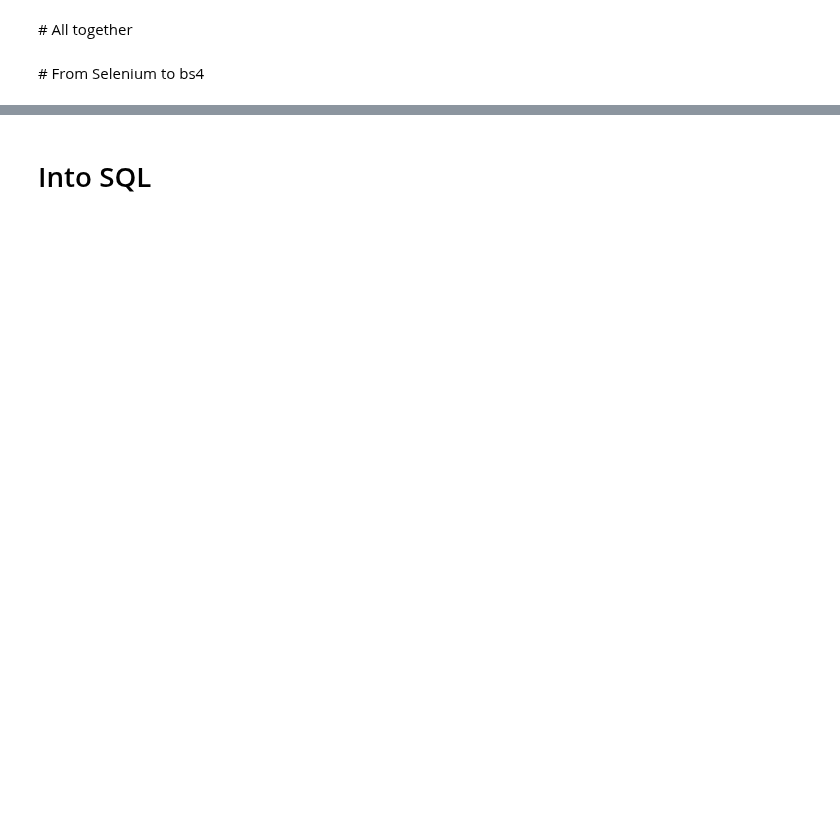
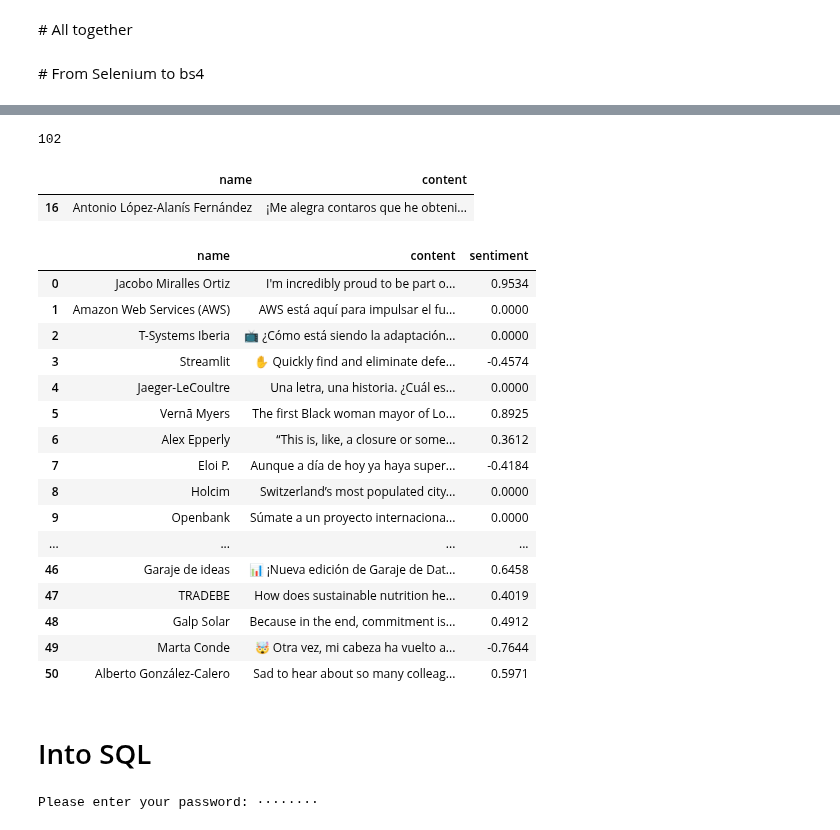
Before and after one commit to Ironhack-data-bcn-oct-2022/lectures, a Jupyter notebook: week-8/03-Selenium.ipynb, the cells around one changed output, grey strips where cells are left out. Drawn from its saved outputs; the diff is of its cells as text; code cells hidden in the pictures; blank space fills up the shorter version.

```diff
--- a/week-8/03-Selenium.ipynb
+++ b/week-8/03-Selenium.ipynb
@@ -145,0 +185,19 @@ soup = BeautifulSoup(html, "html.parser")
+# %%
+new_list = []
+for i in feed:
+    try:
+        name = i.find("span" , {"dir":"ltr"}).text.strip()
+        content = i.find("span" , {"class":"break-words"}).text.strip()
+
+        post = {
+            "name": name,
+            "content": content
+        }
+
+        if post not in new_list:
+            if post["name"] != post["content"]:
+                new_list.append(post)
+    except:
+        pass
+
+len(new_list)
@@ -145,0 +206,5 @@ soup = BeautifulSoup(html, "html.parser")
+# %%
+df = pd.DataFrame(new_list)
+df
+#If it's not included -> include
+#name and content cannot be equal
@@ -146,2 +229,56 @@ soup = BeautifulSoup(html, "html.parser")
+# %%
+new_list_2 = []
+for i in feed:
+    try:
+        name = i.find("div" , {"class":"update-components-actor__meta"}).text.strip()
+        content = i.find("span" , {"class":"break-words"}).text.strip()
+
+        dict_ = {
+            "name": name,
+            "content": content
+        }
+
+        new_list_2.append(dict_)
+    except:
+        pass
+
+len(new_list_2)
+# %% [output]
+102
+# %%
+df.sample()
+# %% [output]
+|  | name | content |
+| 16 | Antonio López-Alanís Fernández | ¡Me alegra contaros que he obteni... |
+# %%
+sia = SentimentIntensityAnalyzer()
+# %%
+sia.polarity_scores("hello")
+
+df["sentiment"] = df.content.apply(lambda x: sia.polarity_scores(x)["compound"])
+# %%
+df
+# %% [output]
+|  | name | content | sentiment |
+| 0 | Jacobo Miralles Ortiz | I'm incredibly proud to be part o... | 0.9534 |
+| 1 | Amazon Web Services (AWS) | AWS está aquí para impulsar el fu... | 0.0000 |
+| 2 | T-Systems Iberia | 📺 ¿Cómo está siendo la adaptación... | 0.0000 |
+| 3 | Streamlit | ✋ Quickly find and eliminate defe... | -0.4574 |
+| 4 | Jaeger-LeCoultre | Una letra, una historia. ¿Cuál es... | 0.0000 |
+| 5 | Vernā Myers | The first Black woman mayor of Lo... | 0.8925 |
+| 6 | Alex Epperly | “This is, like, a closure or some... | 0.3612 |
+| 7 | Eloi P. | Aunque a día de hoy ya haya super... | -0.4184 |
+| 8 | Holcim | Switzerland’s most populated city... | 0.0000 |
+| 9 | Openbank | Súmate a un proyecto internaciona... | 0.0000 |
+| ... | ... | ... | ... |
+| 46 | Garaje de ideas | 📊 ¡Nueva edición de Garaje de Dat... | 0.6458 |
+| 47 | TRADEBE | How does sustainable nutrition he... | 0.4019 |
+| 48 | Galp Solar | Because in the end, commitment is... | 0.4912 |
+| 49 | Marta Conde | 🤯 Otra vez, mi cabeza ha vuelto a... | -0.7644 |
+| 50 | Alberto González-Calero | Sad to hear about so many colleag... | 0.5971 |
 # %% [markdown]
 # Into SQL
+# %%
+password = getpass("Please enter your password: ")
+# %% [output]
+Please enter your password: ········
```
Also changed, not shown: parts of 39 cells of this notebook.
